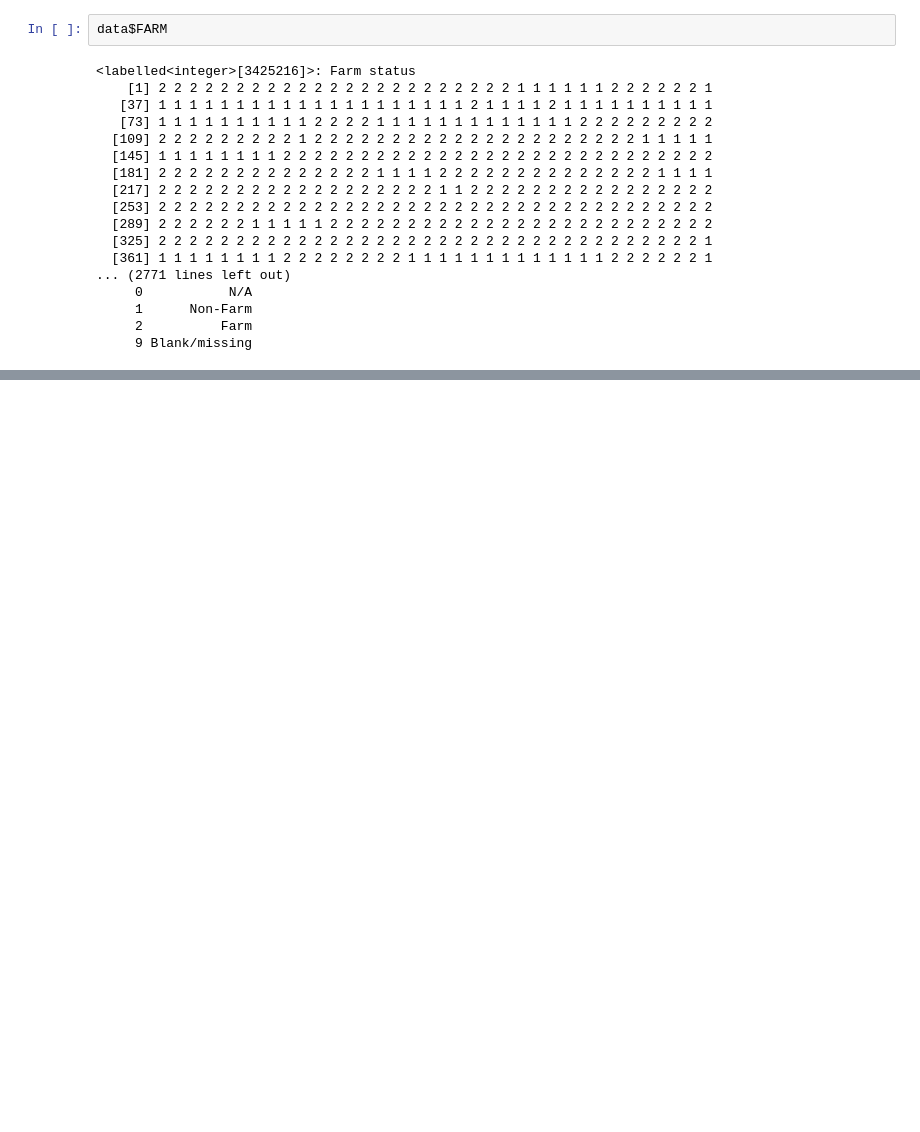
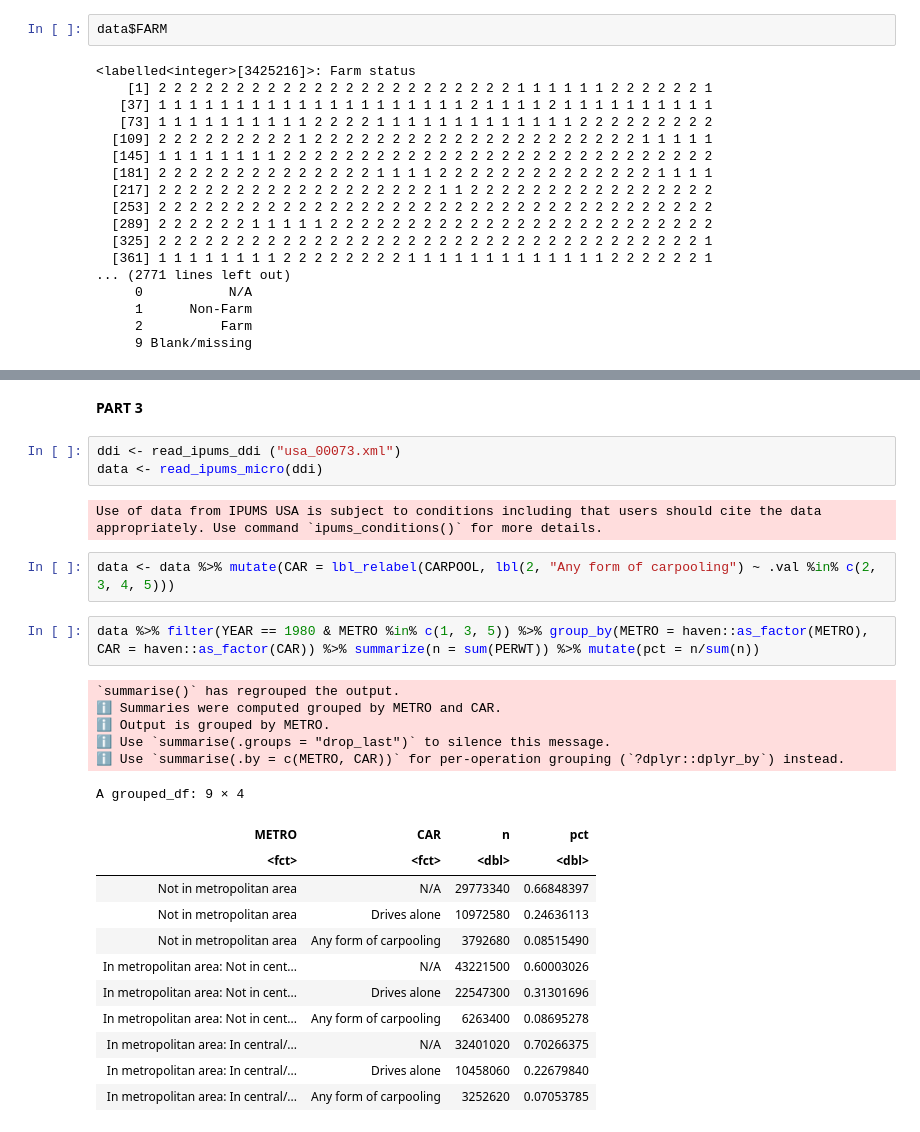
Before and after one commit to jcolond/LTCC_Reno, a Jupyter notebook: IPUMS_Exercise_1.ipynb, the cells around one changed output, grey strips where cells are left out. Cells and saved outputs as stored; diff of their text form; blank space fills up the shorter version.

```diff
--- a/IPUMS_Exercise_1.ipynb
+++ b/IPUMS_Exercise_1.ipynb
@@ -47,0 +140,29 @@ Caused by error:
+# %% [markdown]
+**PART 3**
+# %%
+ddi <- read_ipums_ddi ("usa_00073.xml")
+data <- read_ipums_micro(ddi)
+# %% [output]
+Use of data from IPUMS USA is subject to conditions including that users should cite the data appropriately. Use command `ipums_conditions()` for more details.
+# %%
+data <- data %>% mutate(CAR = lbl_relabel(CARPOOL, lbl(2, "Any form of carpooling") ~ .val %in% c(2, 3, 4, 5)))
+# %%
+data %>% filter(YEAR == 1980 & METRO %in% c(1, 3, 5)) %>% group_by(METRO = haven::as_factor(METRO), CAR = haven::as_factor(CAR)) %>% summarize(n = sum(PERWT)) %>% mutate(pct = n/sum(n))
+# %% [output]
+`summarise()` has regrouped the output.
+ℹ Summaries were computed grouped by METRO and CAR.
+ℹ Output is grouped by METRO.
+ℹ Use `summarise(.groups = "drop_last")` to silence this message.
+ℹ Use `summarise(.by = c(METRO, CAR))` for per-operation grouping (`?dplyr::dplyr_by`) instead.
+A grouped_df: 9 × 4
+| METRO | CAR | n | pct |
+| <fct> | <fct> | <dbl> | <dbl> |
+| Not in metropolitan area | N/A | 29773340 | 0.66848397 |
+| Not in metropolitan area | Drives alone | 10972580 | 0.24636113 |
+| Not in metropolitan area | Any form of carpooling | 3792680 | 0.08515490 |
+| In metropolitan area: Not in cent... | N/A | 43221500 | 0.60003026 |
+| In metropolitan area: Not in cent... | Drives alone | 22547300 | 0.31301696 |
+| In metropolitan area: Not in cent... | Any form of carpooling | 6263400 | 0.08695278 |
+| In metropolitan area: In central/... | N/A | 32401020 | 0.70266375 |
+| In metropolitan area: In central/... | Drives alone | 10458060 | 0.22679840 |
+| In metropolitan area: In central/... | Any form of carpooling | 3252620 | 0.07053785 |
```
Also changed, not shown: parts of 12 cells of this notebook, 1 other file.
